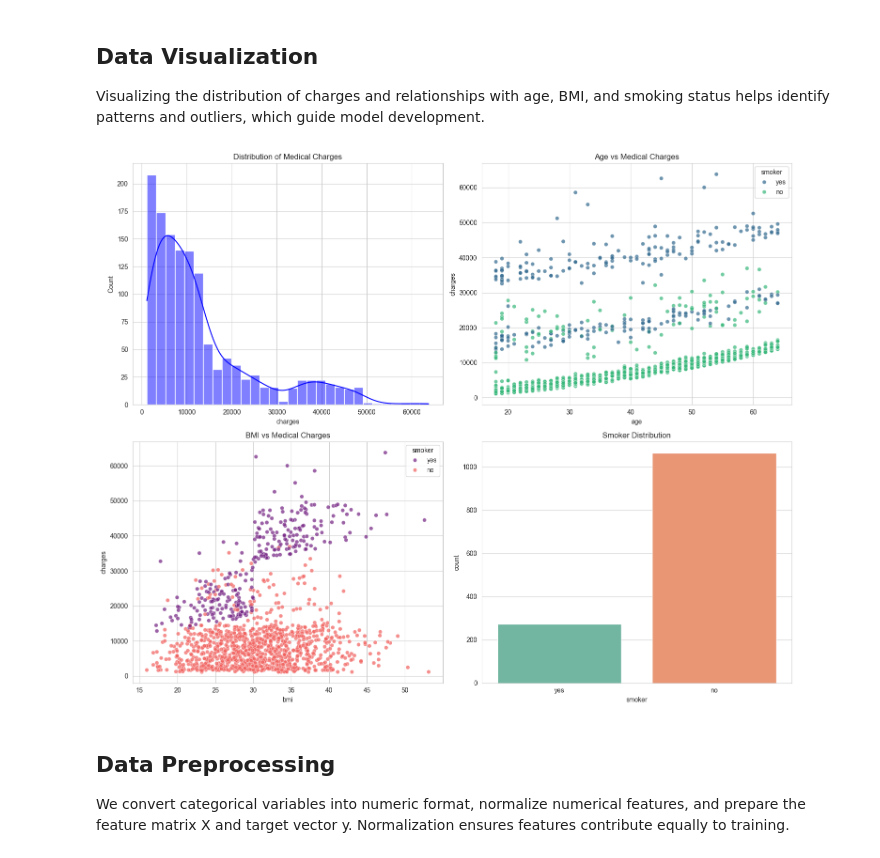
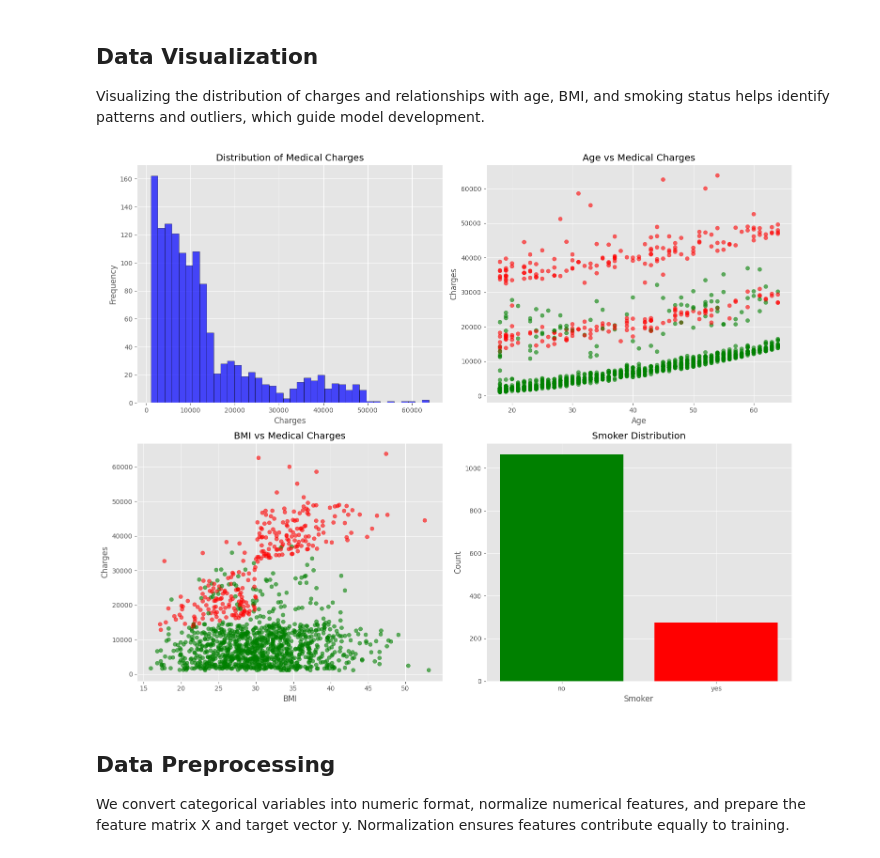
Before and after one commit to Aryan-Kanada/FSM.ML.2, a Jupyter notebook: Main/sample.ipynb, the cells around one changed output. Drawn from its saved outputs; the diff is of its cells as text; code cells hidden in the pictures.

```diff
--- a/Main/sample.ipynb
+++ b/Main/sample.ipynb
@@ -43,24 +42,43 @@ dtype: int64
 ## Data Visualization
 Visualizing the distribution of charges and relationships with age, BMI, and smoking status helps identify patterns and outliers, which guide model development.
 # %%
-sns.set_style('whitegrid')
+plt.style.use('ggplot')
 plt.figure(figsize=(15, 12))
+
+# Histogram of charges
 plt.subplot(2, 2, 1)
-sns.histplot(data['charges'], kde=True, color='blue')
+plt.hist(data['charges'], bins=40, color='blue', edgecolor='black', alpha=0.7)
 plt.title('Distribution of Medical Charges')
+plt.xlabel('Charges')
+plt.ylabel('Frequency')
+
+# Age vs Charges (colored by smoker)
 plt.subplot(2, 2, 2)
-sns.scatterplot(x='age', y='charges', data=data, hue='smoker', palette='viridis', alpha=0.7)
+colors = data['smoker'].map({'no': 'green', 'yes': 'red'})
+plt.scatter(data['age'], data['charges'], c=colors, alpha=0.6)
 plt.title('Age vs Medical Charges')
+plt.xlabel('Age')
+plt.ylabel('Charges')
+
+# BMI vs Charges (colored by smoker)
 plt.subplot(2, 2, 3)
-sns.scatterplot(x='bmi', y='charges', data=data, hue='smoker', palette='magma', alpha=0.7)
+plt.scatter(data['bmi'], data['charges'], c=colors, alpha=0.6)
 plt.title('BMI vs Medical Charges')
+plt.xlabel('BMI')
+plt.ylabel('Charges')
+
+# Smoker count bar plot
 plt.subplot(2, 2, 4)
-sns.countplot(x='smoker', data=data, palette='Set2', hue='smoker', legend=False)
+smoker_counts = data['smoker'].value_counts()
+plt.bar(smoker_counts.index, smoker_counts.values, color=['green', 'red'])
 plt.title('Smoker Distribution')
+plt.xlabel('Smoker')
+plt.ylabel('Count')
+
 plt.tight_layout()
 plt.show()
 # %% [output]
-[figure, old version]
+[figure, new version]
 # %% [markdown]
 ## Data Preprocessing
 We convert categorical variables into numeric format, normalize numerical features, and prepare the feature matrix X and target vector y. Normalization ensures features contribute equally to training.
```
Also changed, not shown: parts of 2 cells of this notebook.
